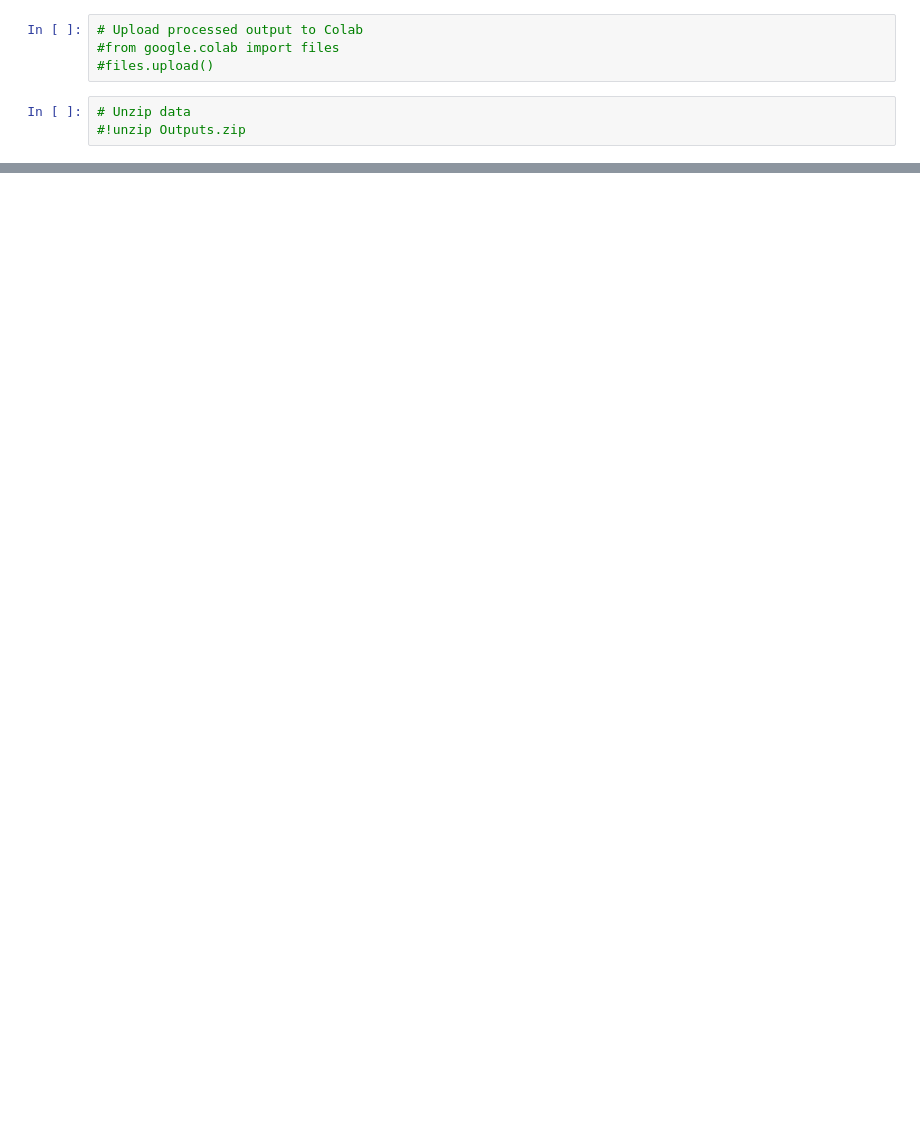
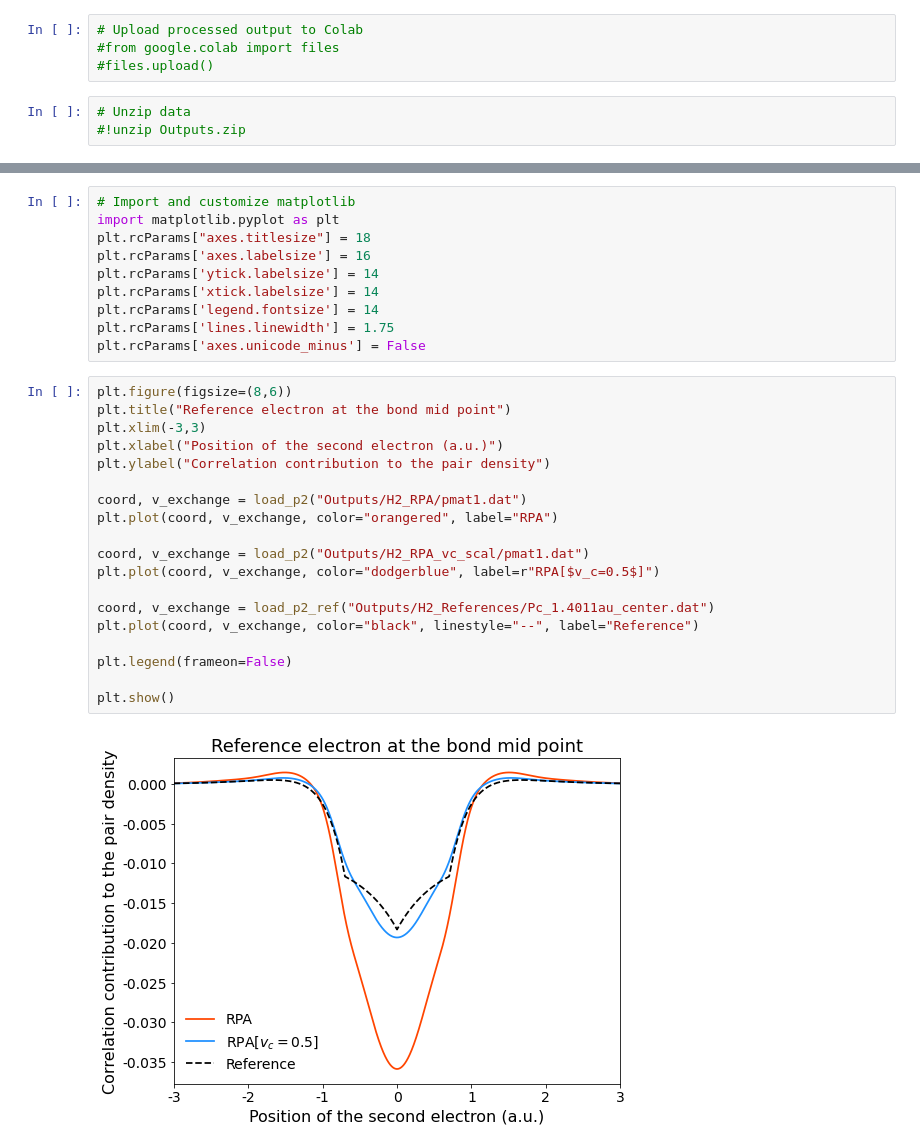
Before and after one commit to JannisErhard/Molpro_Tutorials, a Jupyter notebook: Tutorial_pair_density.ipynb, the cells around one changed output, grey strips where cells are left out. Saved outputs shown, nothing was run; the diff lists cells and outputs as text; blank space fills up the shorter version.

```diff
--- a/Tutorial_pair_density.ipynb
+++ b/Tutorial_pair_density.ipynb
@@ -109,0 +150,31 @@ plotp2=1,testp2=1,grid1='GridVal',grid1n=3000,grid2='GridRE',grid2n=2,ntestp2=10
+# %%
+# Import and customize matplotlib
+import matplotlib.pyplot as plt
+plt.rcParams["axes.titlesize"] = 18
+plt.rcParams['axes.labelsize'] = 16
+plt.rcParams['ytick.labelsize'] = 14
+plt.rcParams['xtick.labelsize'] = 14
+plt.rcParams['legend.fontsize'] = 14
+plt.rcParams['lines.linewidth'] = 1.75
+plt.rcParams['axes.unicode_minus'] = False
+# %%
+plt.figure(figsize=(8,6))
+plt.title("Reference electron at the bond mid point")
+plt.xlim(-3,3)
+plt.xlabel("Position of the second electron (a.u.)")
+plt.ylabel("Correlation contribution to the pair density")
+
+coord, v_exchange = load_p2("Outputs/H2_RPA/pmat1.dat")
+plt.plot(coord, v_exchange, color="orangered", label="RPA")
+
+coord, v_exchange = load_p2("Outputs/H2_RPA_vc_scal/pmat1.dat")
+plt.plot(coord, v_exchange, color="dodgerblue", label=r"RPA[$v_c=0.5$]")
+
+coord, v_exchange = load_p2_ref("Outputs/H2_References/Pc_1.4011au_center.dat")
+plt.plot(coord, v_exchange, color="black", linestyle="--", label="Reference")
+
+plt.legend(frameon=False)
+
+plt.show()
+# %% [output]
+[figure, added]
```
Also changed, not shown: parts of 6 cells of this notebook.
